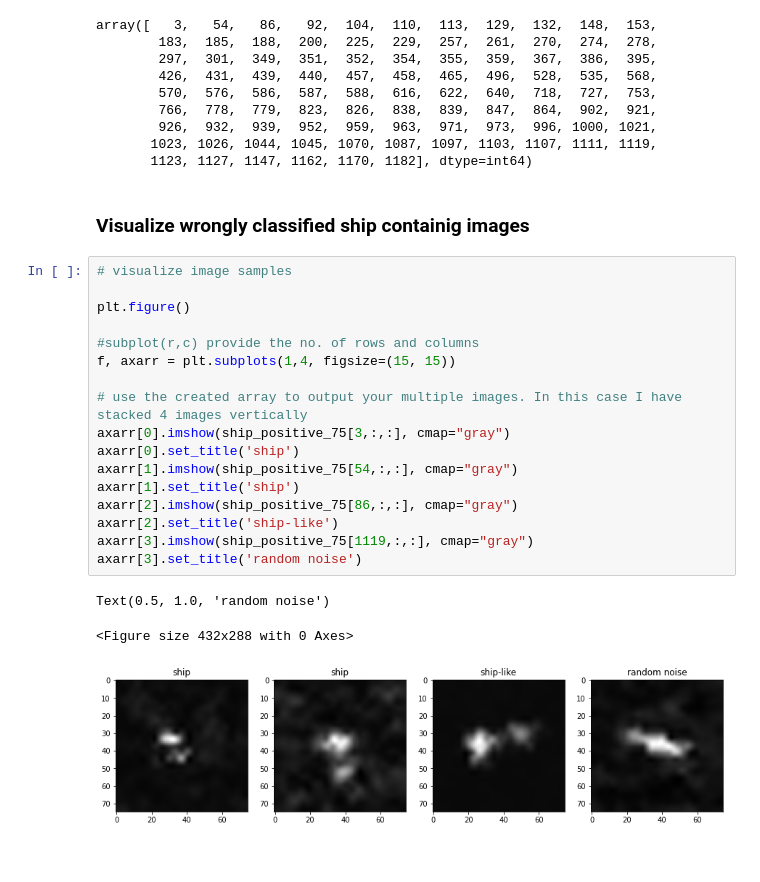
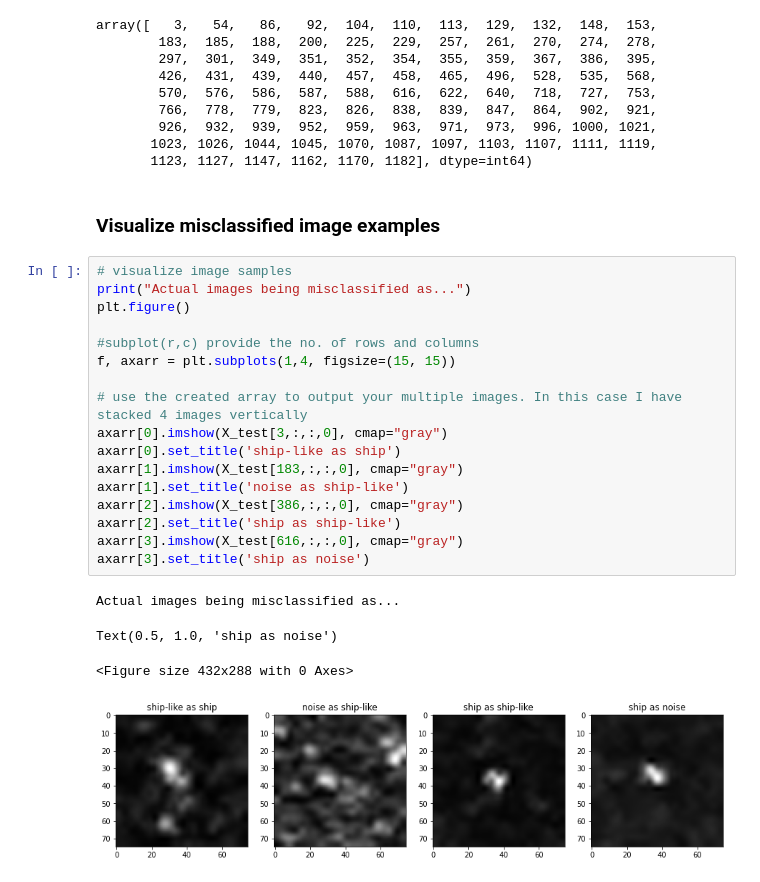
Before and after one commit to armkhudinyan/sar-ship-detect, a Jupyter notebook: scripts/ship_detect_very_deep_learn_data.ipynb, the cells around one changed output. Cells and saved outputs as stored; diff of their text form.

```diff
--- a/scripts/ship_detect_very_deep_learn_data.ipynb
+++ b/scripts/ship_detect_very_deep_learn_data.ipynb
@@ -390,26 +398,27 @@ array([   3,   54,   86,   92,  104,  110,  113,  129,  132,  148,  153,
         926,  932,  939,  952,  959,  963,  971,  973,  996, 1000, 1021,
        1023, 1026, 1044, 1045, 1070, 1087, 1097, 1103, 1107, 1111, 1119,
        1123, 1127, 1147, 1162, 1170, 1182], dtype=int64)
-# %% [markdown]
-### Visualize wrongly classified ship containig images
+# %% [markdown]
+### Visualize misclassified image examples
 # %%
 # visualize image samples
-
+print("Actual images being misclassified as...")
 plt.figure()
 
 #subplot(r,c) provide the no. of rows and columns
 f, axarr = plt.subplots(1,4, figsize=(15, 15))
 
 # use the created array to output your multiple images. In this case I have stacked 4 images vertically
-axarr[0].imshow(ship_positive_75[3,:,:], cmap="gray")
-axarr[0].set_title('ship')
-axarr[1].imshow(ship_positive_75[54,:,:], cmap="gray")
-axarr[1].set_title('ship')
-axarr[2].imshow(ship_positive_75[86,:,:], cmap="gray")
-axarr[2].set_title('ship-like')
-axarr[3].imshow(ship_positive_75[1119,:,:], cmap="gray")
-axarr[3].set_title('random noise')
+axarr[0].imshow(X_test[3,:,:,0], cmap="gray")
+axarr[0].set_title('ship-like as ship')
+axarr[1].imshow(X_test[183,:,:,0], cmap="gray")
+axarr[1].set_title('noise as ship-like')
+axarr[2].imshow(X_test[386,:,:,0], cmap="gray")
+axarr[2].set_title('ship as ship-like')
+axarr[3].imshow(X_test[616,:,:,0], cmap="gray")
+axarr[3].set_title('ship as noise')
 # %% [output]
-Text(0.5, 1.0, 'random noise')
+Actual images being misclassified as...
-<Figure size 432x288 with 0 Axes>
+Text(0.5, 1.0, 'ship as noise')
+<Figure size 432x288 with 0 Axes>
-[figure, old version]
+[figure, new version]
```
Also changed, not shown: parts of 6 cells of this notebook, 1 other file.
